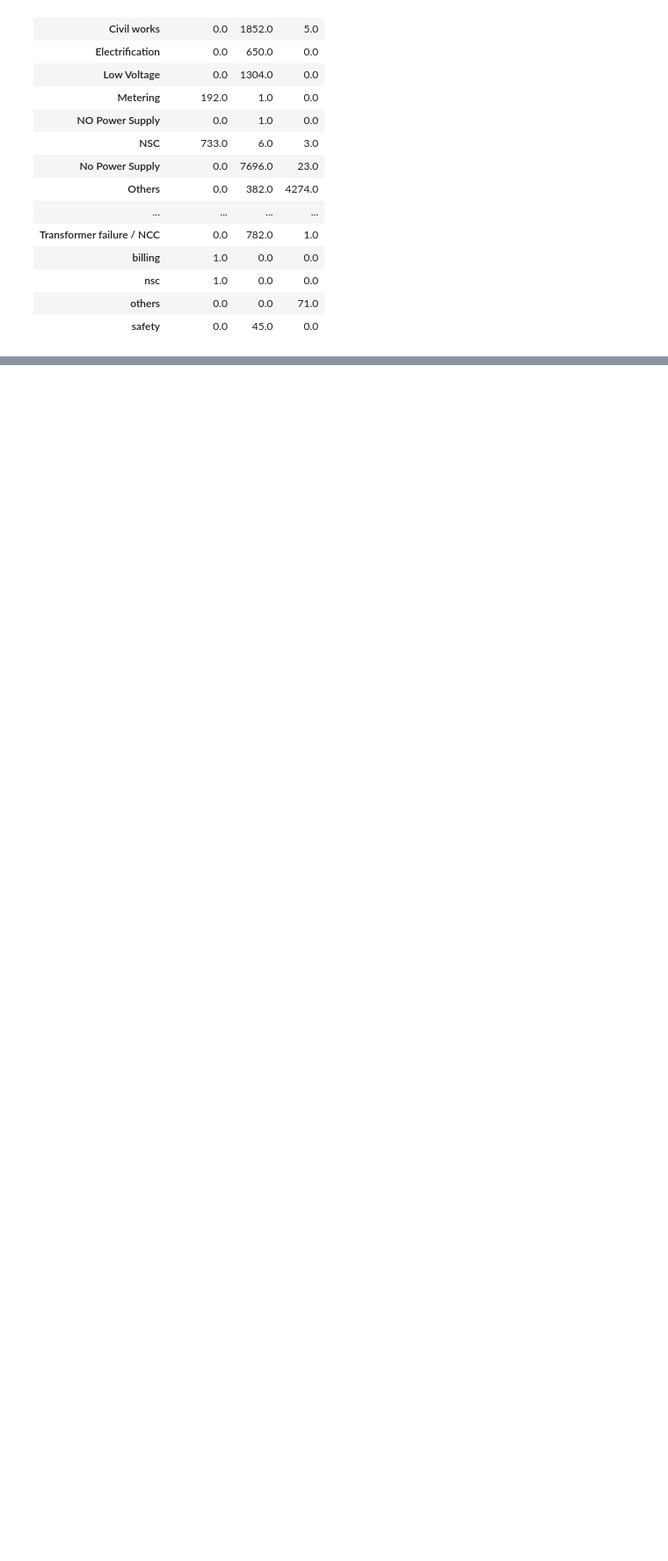
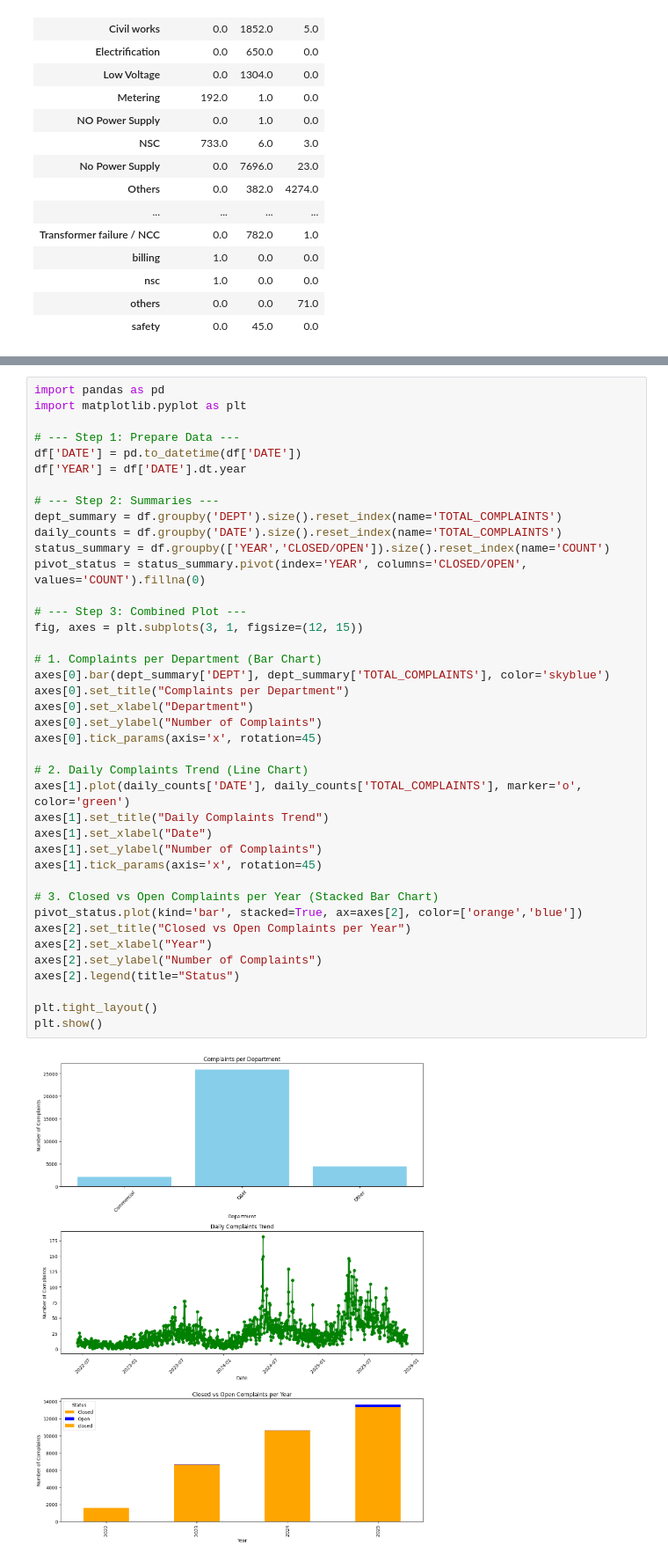
Before and after one commit to susantkumarsahoo/Twitter_X_Flow_Prediction_Tp, a Jupyter notebook: notebooks/01_note.ipynb, the cells around one changed output, grey strips where cells are left out. Shown at 88% size. Saved outputs shown, nothing was run; the diff lists cells and outputs as text; blank space fills up the shorter version.

```diff
--- a/notebooks/01_note.ipynb
+++ b/notebooks/01_note.ipynb
@@ -329,0 +430,42 @@ pivot_df
+# %%
+import pandas as pd
+import matplotlib.pyplot as plt
+
+# --- Step 1: Prepare Data ---
+df['DATE'] = pd.to_datetime(df['DATE'])
+df['YEAR'] = df['DATE'].dt.year
+
+# --- Step 2: Summaries ---
+dept_summary = df.groupby('DEPT').size().reset_index(name='TOTAL_COMPLAINTS')
+daily_counts = df.groupby('DATE').size().reset_index(name='TOTAL_COMPLAINTS')
+status_summary = df.groupby(['YEAR','CLOSED/OPEN']).size().reset_index(name='COUNT')
+pivot_status = status_summary.pivot(index='YEAR', columns='CLOSED/OPEN', values='COUNT').fillna(0)
+
+# --- Step 3: Combined Plot ---
+fig, axes = plt.subplots(3, 1, figsize=(12, 15))
+
+# 1. Complaints per Department (Bar Chart)
+axes[0].bar(dept_summary['DEPT'], dept_summary['TOTAL_COMPLAINTS'], color='skyblue')
+axes[0].set_title("Complaints per Department")
+axes[0].set_xlabel("Department")
+axes[0].set_ylabel("Number of Complaints")
+axes[0].tick_params(axis='x', rotation=45)
+
+# 2. Daily Complaints Trend (Line Chart)
+axes[1].plot(daily_counts['DATE'], daily_counts['TOTAL_COMPLAINTS'], marker='o', color='green')
+axes[1].set_title("Daily Complaints Trend")
+axes[1].set_xlabel("Date")
+axes[1].set_ylabel("Number of Complaints")
+axes[1].tick_params(axis='x', rotation=45)
+
+# 3. Closed vs Open Complaints per Year (Stacked Bar Chart)
+pivot_status.plot(kind='bar', stacked=True, ax=axes[2], color=['orange','blue'])
+axes[2].set_title("Closed vs Open Complaints per Year")
+axes[2].set_xlabel("Year")
+axes[2].set_ylabel("Number of Complaints")
+axes[2].legend(title="Status")
+
+plt.tight_layout()
+plt.show()
+# %% [output]
+[figure, added]
```
Also changed, not shown: parts of 7 cells of this notebook, 9 other files.
